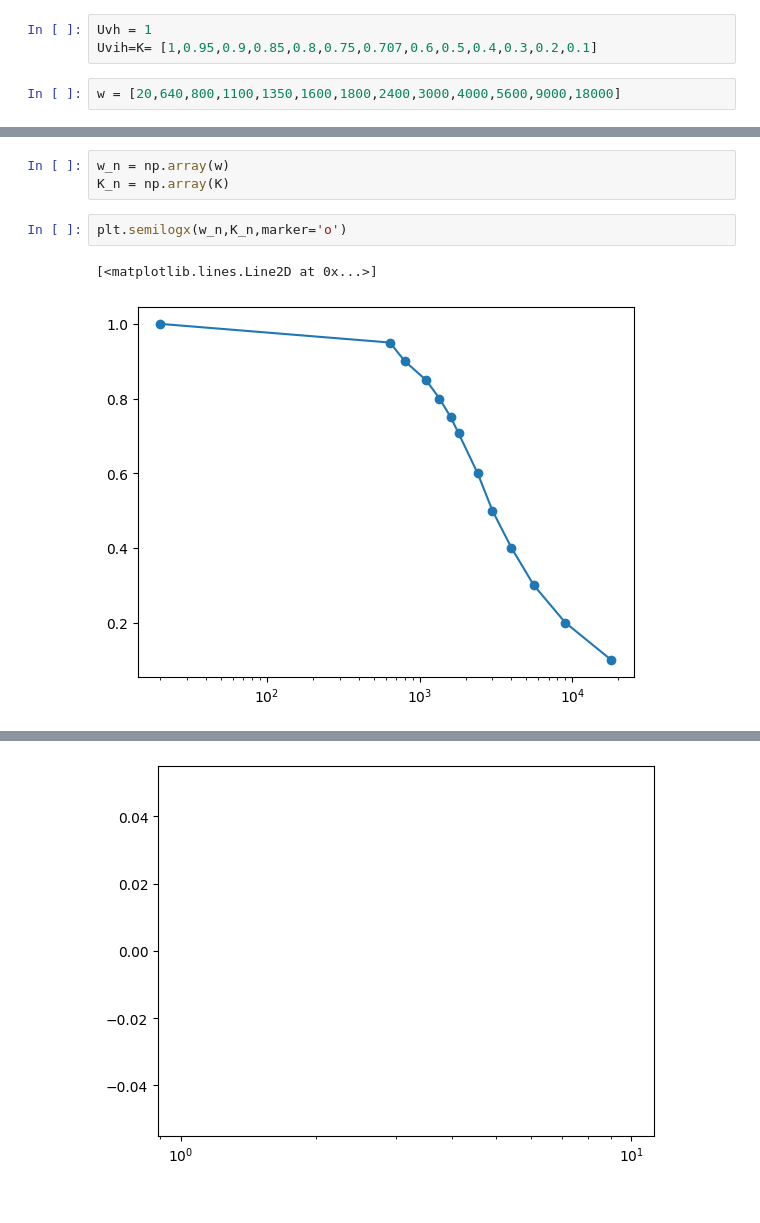
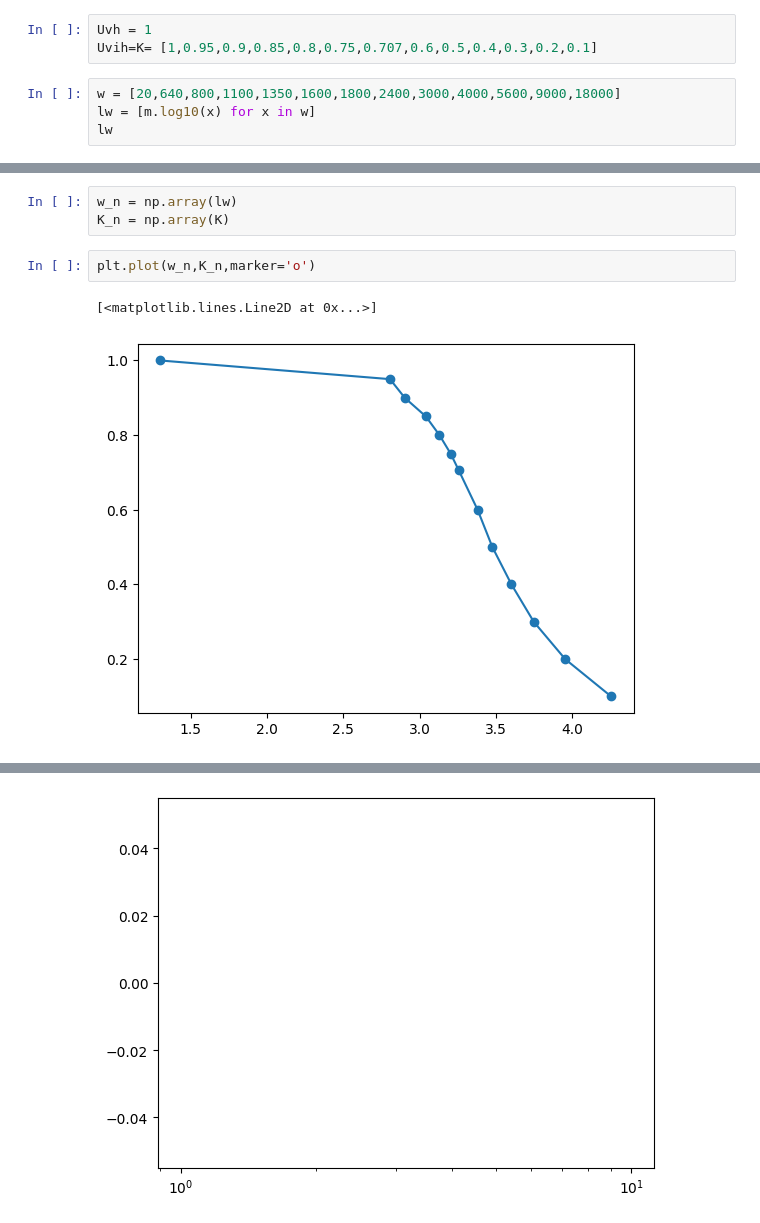
Before and after one commit to mmonastyrskiy/Programming_4_sem, a Jupyter notebook: eltex/1/Untitled.ipynb, the cells around one changed output, grey strips where cells are left out. Saved outputs shown, nothing was run; the diff lists cells and outputs as text.

```diff
--- a/eltex/1/Untitled.ipynb
+++ b/eltex/1/Untitled.ipynb
@@ -6,3 +7,5 @@ Uvh = 1
 Uvih=K= [1,0.95,0.9,0.85,0.8,0.75,0.707,0.6,0.5,0.4,0.3,0.2,0.1]
 # %%
 w = [20,640,800,1100,1350,1600,1800,2400,3000,4000,5600,9000,18000]
+lw = [m.log10(x) for x in w]
+lw
@@ -9,10 +26,10 @@ w = [20,640,800,1100,1350,1600,1800,2400,3000,4000,5600,9000,18000]
 # %%
-w_n = np.array(w)
+w_n = np.array(lw)
 K_n = np.array(K)
 # %%
-plt.semilogx(w_n,K_n,marker='o')
+plt.plot(w_n,K_n,marker='o')
 # %% [output]
 [<matplotlib.lines.Line2D at 0x...>]
-[figure, old version]
+[figure, new version]
 # %%
 w2=[1e5,5000,3400,2700,2300,1900,1700,1300,1000,750,520,34,17]
```
Also changed, not shown: parts of 5 cells of this notebook, 3 other files.
